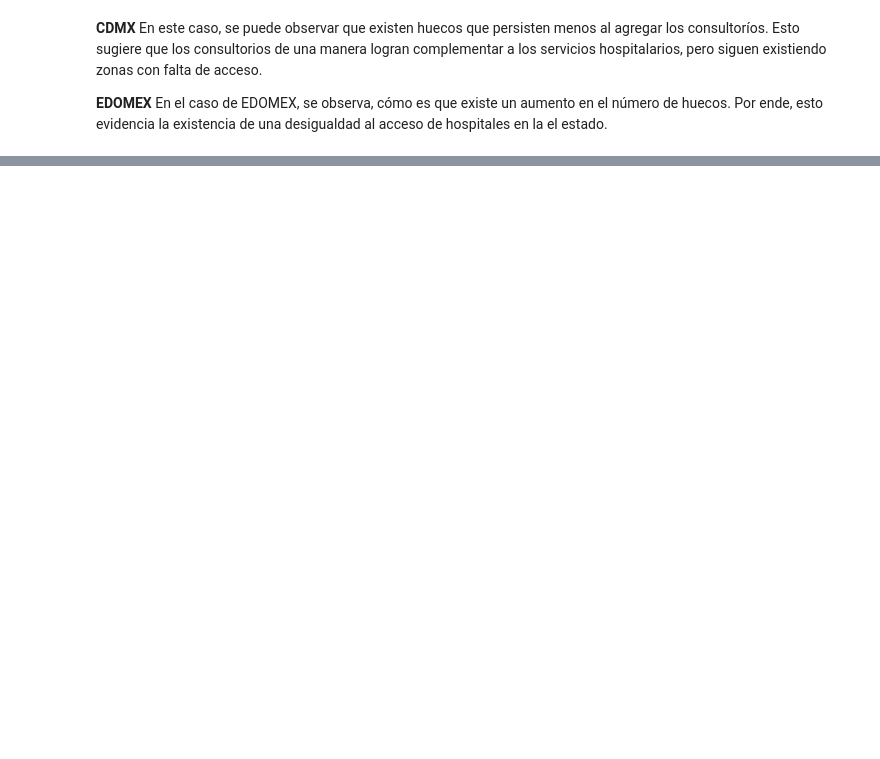
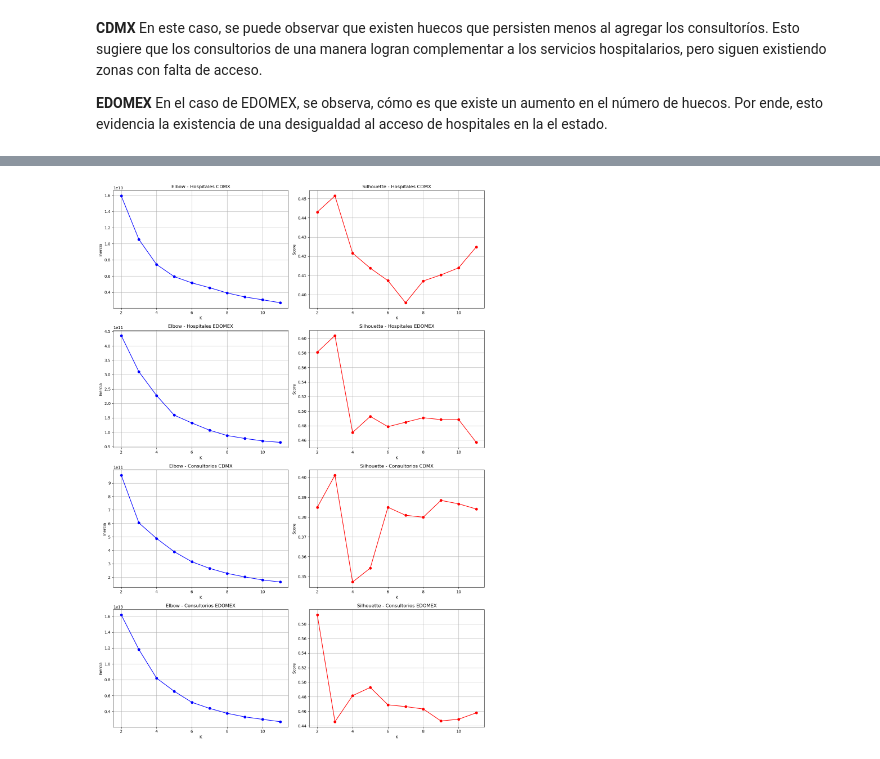
Before and after one commit to A01659576/An-lisis-de-Datos-econ-micos-Geolocalizados-utilizando-Persistencia-Homol-gica, a Jupyter notebook: RetoTopologia62.ipynb, the cells around one changed output, grey strips where cells are left out. Saved outputs shown, nothing was run; the diff lists cells and outputs as text; code cells hidden in the pictures; blank space fills up the shorter version.

```diff
--- a/RetoTopologia62.ipynb
+++ b/RetoTopologia62.ipynb
@@ -1069,0 +1100,47 @@ En el caso de EDOMEX, se observa, cómo es que existe un aumento en el número d
+# %%
+from sklearn.cluster import KMeans
+from sklearn.metrics import silhouette_score
+import matplotlib.pyplot as plt
+
+# Tomar los puntos de hospitales y consultorios por separado
+datasets = {
+    'Hospitales CDMX': points_hosp_cdmx,
+    'Hospitales EDOMEX': points_hosp_edomex,
+    'Consultorios CDMX': points_cons_cdmx,
+    'Consultorios EDOMEX': points_cons_edomex,
+}
+
+# probar k de 2 a 11
+K_range = range(2, 12)
+
+fig, axes = plt.subplots(4, 2, figsize=(14, 20))
+
+for i, (nombre, puntos) in enumerate(datasets.items()):
+    inertias = []
+    silhouettes = []
+
+    for k in K_range:
+        #  calcular inercia y silhouette para cada k
+        km = KMeans(n_clusters=k, random_state=42, n_init=10)
+        labels = km.fit_predict(puntos)
+        inertias.append(km.inertia_)
+        silhouettes.append(silhouette_score(puntos, labels))
+
+    # elbow plot
+    axes[i, 0].plot(K_range, inertias, 'bo-')
+    axes[i, 0].set_title(f'Elbow - {nombre}')
+    axes[i, 0].set_xlabel('K')
+    axes[i, 0].set_ylabel('Inercia')
+    axes[i, 0].grid(True)
+
+    # Silhouette
+    axes[i, 1].plot(K_range, silhouettes, 'ro-')
+    axes[i, 1].set_title(f'Silhouette - {nombre}')
+    axes[i, 1].set_xlabel('K')
+    axes[i, 1].set_ylabel('Score')
+    axes[i, 1].grid(True)
+
+plt.tight_layout()
+plt.show()
+# %% [output]
+[figure, added]
```
Also changed, not shown: parts of 40 cells of this notebook.
